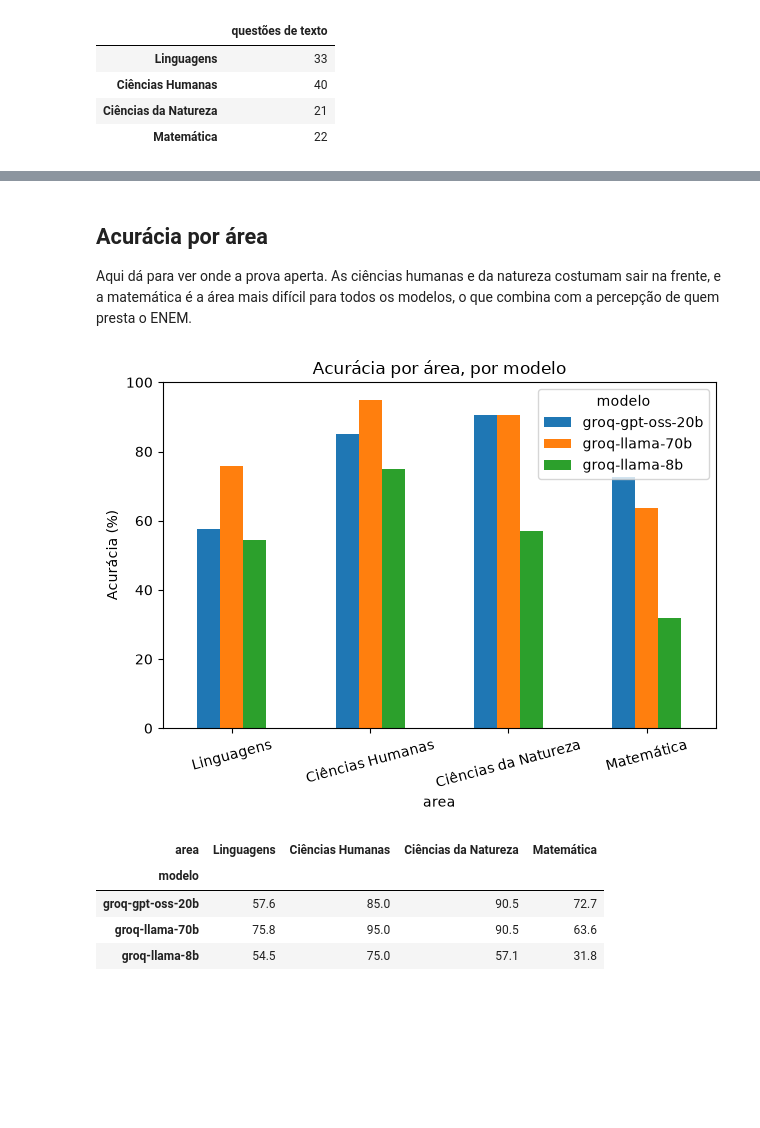
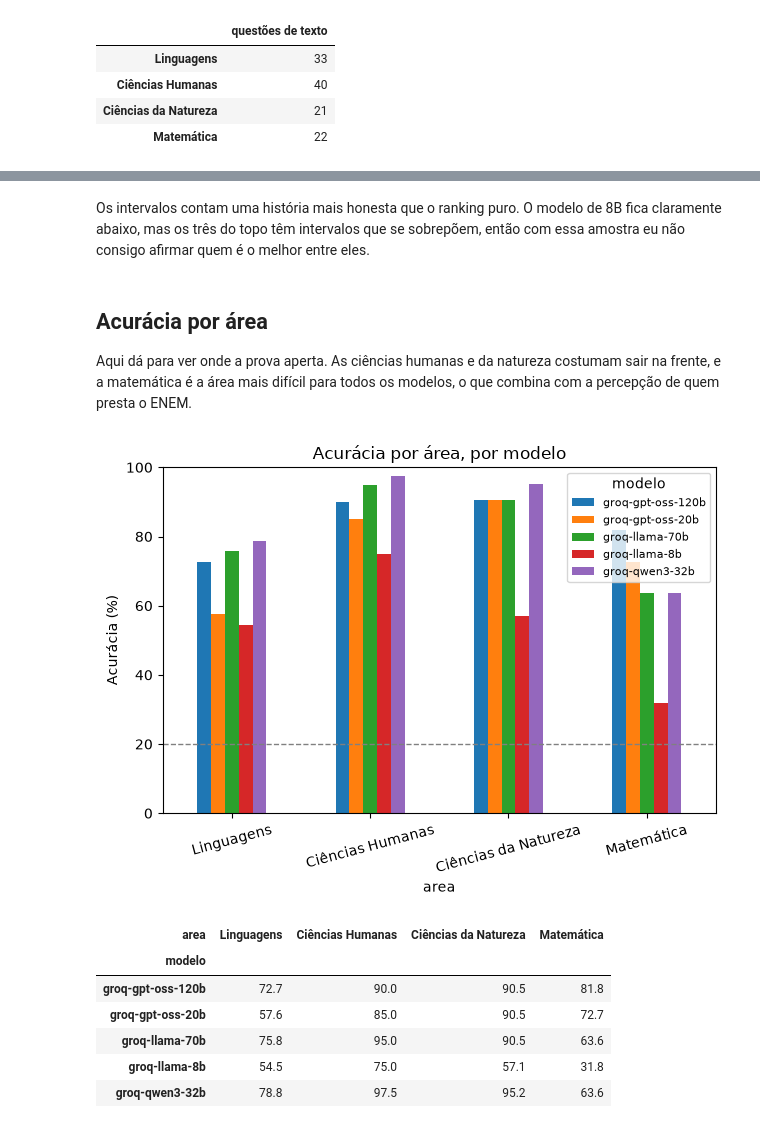
Before and after one commit to LucasSpinola/enem-llm-benchmark, a Jupyter notebook: notebooks/analise.ipynb, the cells around one changed output, grey strips where cells are left out. Drawn from its saved outputs; the diff is of its cells as text; code cells hidden in the pictures; blank space fills up the shorter version.

```diff
--- a/notebooks/analise.ipynb
+++ b/notebooks/analise.ipynb
@@ -71,3 +98,5 @@ plt.show()
+# %% [markdown]
+Os intervalos contam uma história mais honesta que o ranking puro. O modelo de 8B fica claramente abaixo, mas os três do topo têm intervalos que se sobrepõem, então com essa amostra eu não consigo afirmar quem é o melhor entre eles.
 # %% [markdown]
 ## Acurácia por área
 
@@ -75,20 +104,23 @@ Aqui dá para ver onde a prova aperta. As ciências humanas e da natureza costum
 # %%
 tabela = df.pivot_table(index="modelo", columns="area", values="acertou", aggfunc="mean").mul(100)
 tabela = tabela.reindex(columns=ordem_areas)
 tabela_rotulada = tabela.rename(columns=rotulos)
 ax = tabela_rotulada.T.plot.bar(ylim=(0, 100), ylabel="Acurácia (%)", rot=15)
+ax.axhline(20, linestyle="--", color="gray", linewidth=1)
 ax.set_title("Acurácia por área, por modelo")
-ax.legend(title="modelo")
+ax.legend(title="modelo", fontsize=8)
 plt.tight_layout()
 plt.show()
 tabela_rotulada.round(1)
 # %% [output]
-[figure, old version]
+[figure, new version]
 | area | Linguagens | Ciências Humanas | Ciências da Natureza | Matemática |
 | modelo |  |  |  |  |
+| groq-gpt-oss-120b | 72.7 | 90.0 | 90.5 | 81.8 |
 | groq-gpt-oss-20b | 57.6 | 85.0 | 90.5 | 72.7 |
 | groq-llama-70b | 75.8 | 95.0 | 90.5 | 63.6 |
 | groq-llama-8b | 54.5 | 75.0 | 57.1 | 31.8 |
+| groq-qwen3-32b | 78.8 | 97.5 | 95.2 | 63.6 |
 # %% [markdown]
 ## Modelo por área, o mapa de calor
 
```
Also changed, not shown: parts of 15 cells of this notebook, 14 other files.
